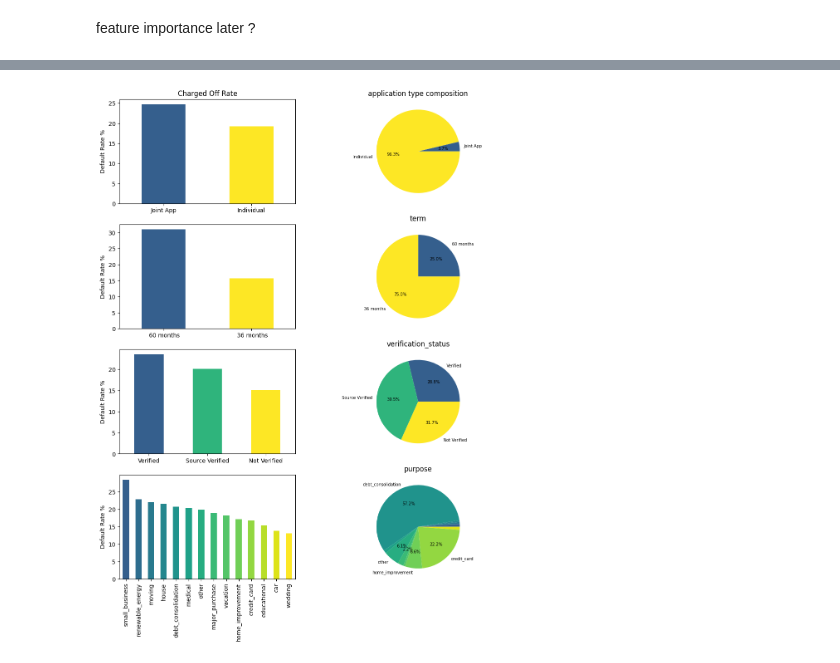
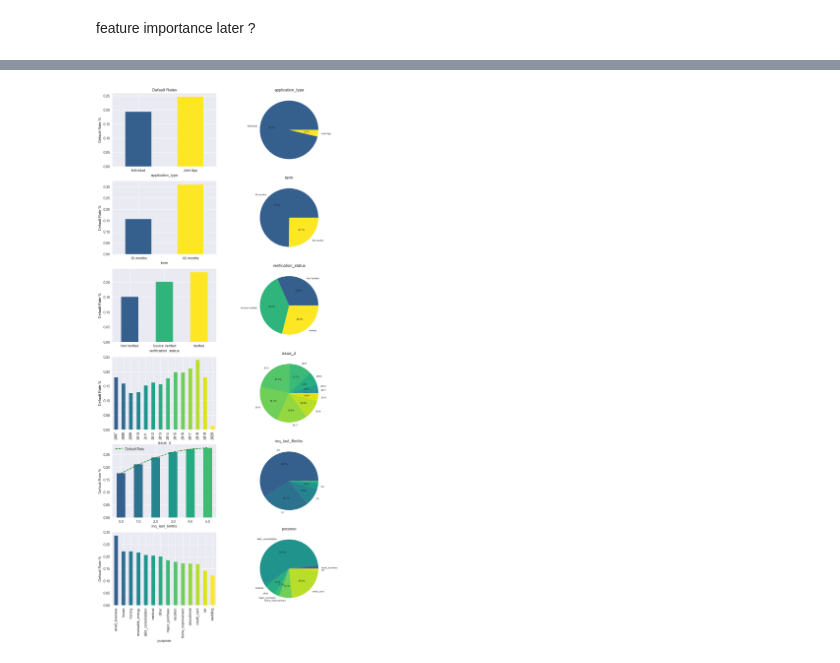
Before and after one commit to mumuxi15/02-Data-Science-Project, a Jupyter notebook: 18-LendingClub/Loan Default Prediction 🏦 (Investor).ipynb, the cells around one changed output, grey strips where cells are left out. Drawn from its saved outputs; the diff is of its cells as text; code cells hidden in the pictures.

```diff
--- a/18-LendingClub/Loan Default Prediction 🏦 (Investor).ipynb
+++ b/18-LendingClub/Loan Default Prediction 🏦 (Investor).ipynb
@@ -217,3 +158,21 @@ loans = clean_sample(sample)
+# %%
+def clean_sample(data):
+    ''' data cleaning '''
+    df = data.dropna(subset=["loan_status"]).copy()
+#     df = df.loc[~df['loan_status'].str.contains('Does not meet the credit policy')]
+#     df['loan_status']= df['loan_status'].str.replace('Default','Charged Off')
+    df = df.loc[df['loan_status'].isin(['Charged Off', 'Fully Paid'])]
+    df['fico_score'] =  (df['fico_range_high']+df['fico_range_low'])/2.0
+    df['emp_length'] = df['emp_length'].replace('< 1 year','0').str.extract('(\d+)').astype(float)
+    df['int_rate']   = df['int_rate'].str.rstrip('%').astype('float') / 100.0
+    df['earliest_cr_line'] = df['earliest_cr_line'].dt.year
+    df['issue_d'] = df['issue_d'].dt.year
+    df['revol_util'] = df['revol_util'].str.strip('%').astype('float').round(1)
+    df = df.drop(columns=['fico_range_high','fico_range_low','emp_title'])
+    return df
+
+
+loans = clean_sample(sample)
 # %%
 def loan_status_graph(df):
     '''loan status graph'''
@@ -415,46 +389,17 @@ INFO - - - - - - - - Section - Grade and Sub-grade  - - - - - - -
 # %%
-def analysis_on_application(data):
-    cols = ['application_type','term','verification_status','purpose']
-    df = data[['loan_status']+cols].copy()
-    gp = convert_to_default_rate(df,cols).T
+def analysis_on_application(data,styles=['pie','boxplot'], height=4.5):
+    cols = ['application_type','term','verification_status','issue_d',  'inq_last_6mths','purpose']
 
-    fig, ax = plt.subplots(nrows=4, ncols=2, figsize=(12, 15))
-
-    cmap = plt.colormaps["viridis"]
-
-    for idx, col in enumerate(cols):
-        status = gp[list(df[col].unique())].T
-        status['Count'] = status['Fully Paid'] + status['Charged Off']
-        status['Count pct'] = 100*status['Count']/len(df)
-        status = status.sort_values(by='Default Rate', ascending=False)   #sort
-        status['Label'] = status.index
-
-        if len(status.index)>5:
-            status['Label'] = status.apply(lambda x: x.name if x['Count pct'] >5 else ' ', axis=1)
-
-        status.plot(
-            kind='pie',
-            y   ='Count',
-            autopct=lambda v: f'{v:.1f}%' if v>2 else '',
-            labels=status['Label'],
-            legend=False,
-            ax=ax[idx,1],
-            colors=cmap(np.linspace(0.3, 1, status['Charged Off'].nunique())),
-            fontsize=7)
-        status.plot.bar(y='Default Rate',
-                        color=cmap(np.linspace(0.3, 1, status['Charged Off'].nunique())),
-                                            legend=False,
-                                            ax=ax[idx,0],
-                                            rot=0)
-
-        ax[idx,0].set_ylabel('Default Rate %')
-        set_ax_param(ax=ax[idx,1], title=col, ylabel=' ', loc=None)
-
-    ax[0,1].set_title('application type composition')
-    ax[0,0].set_title('Charged Off Rate')
-    ax[3,0].tick_params(axis='x', rotation=90)
+    graph = Graph_Generator(styles=styles, rows=len(cols), height=height)
+    graph.plot(data,cols=cols,sort=['purpose'])
+    # small adjustment on inq_last_6mths
+    table = graph.groupby_table(data, factor='inq_last_6mths')
+    table = table.loc[table['Count']>1000]
+    print (table)
+    table.plot(y='Default Rate',ax=graph.ax[4,0], color='g', linestyle='dashed')
+    graph.ax[4,0].set_xlim([-0.5, 5.5])
     return
 
 logger.info('sample size:  %d  ,  %s'%(len(loans), 'Applicantion' ))
-analysis_on_application(loans)
+analysis_on_application(loans, styles=['bar','pie'])
 # %% [output]
@@ -462,2 +415,2 @@ INFO - - - - - - - - sample size:  557970  ,  Applicantion  - - - - - - -
-[figure, old version]
+[figure, new version]
 # %% [markdown]
```
Also changed, not shown: parts of 51 cells of this notebook, 4 other files.
